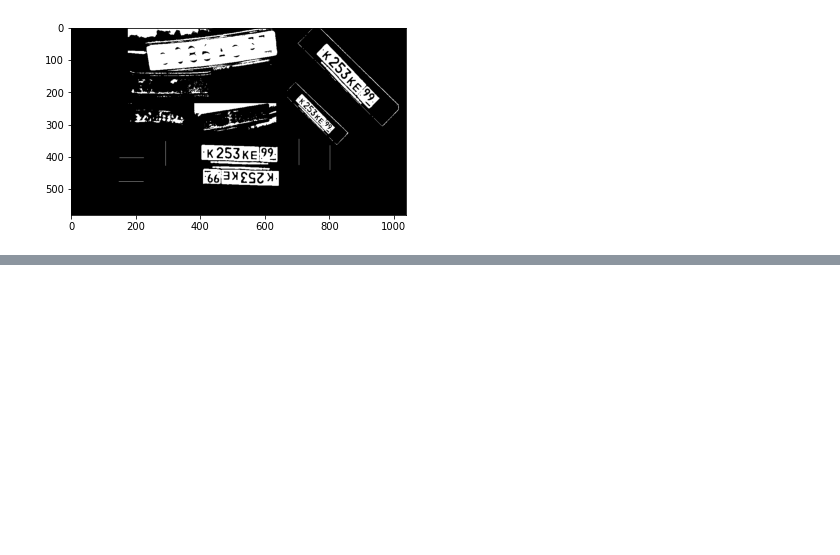
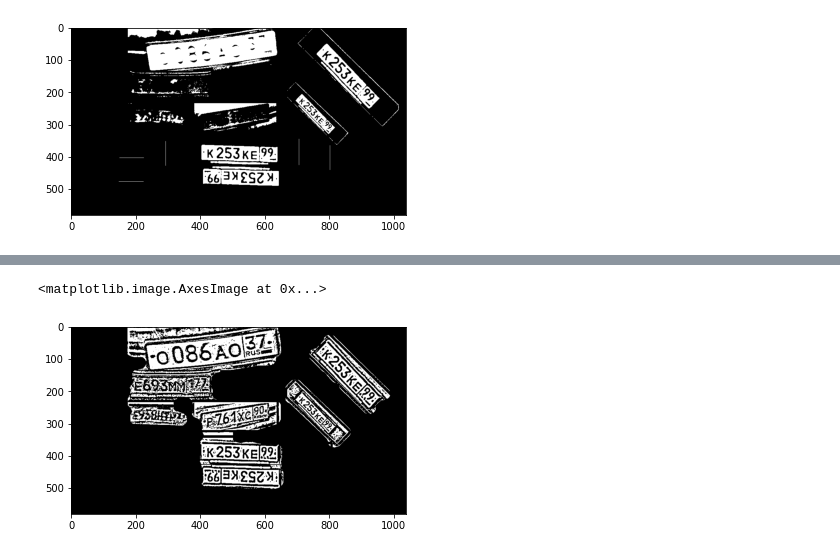
Before and after one commit to Tetrergeru/cv_project, a Jupyter notebook: numbers.ipynb, the cells around one changed output, grey strips where cells are left out. Saved outputs shown, nothing was run; the diff lists cells and outputs as text; code cells hidden in the pictures; blank space fills up the shorter version.

```diff
--- a/numbers.ipynb
+++ b/numbers.ipynb
@@ -56,0 +38,7 @@ plt.imshow(grad, cmap='gray')
+# %%
+img_adapt_thr = cv2.adaptiveThreshold(img, 255, cv2.ADAPTIVE_THRESH_GAUSSIAN_C, cv2.THRESH_BINARY, 21, 2)
+img3 = (img_mask & img_adapt_thr)
+plt.imshow(img3, cmap='gray')
+# %% [output]
+<matplotlib.image.AxesImage at 0x...>
+[figure, added]
```
Also changed, not shown: parts of 7 cells of this notebook, 1 other file.
